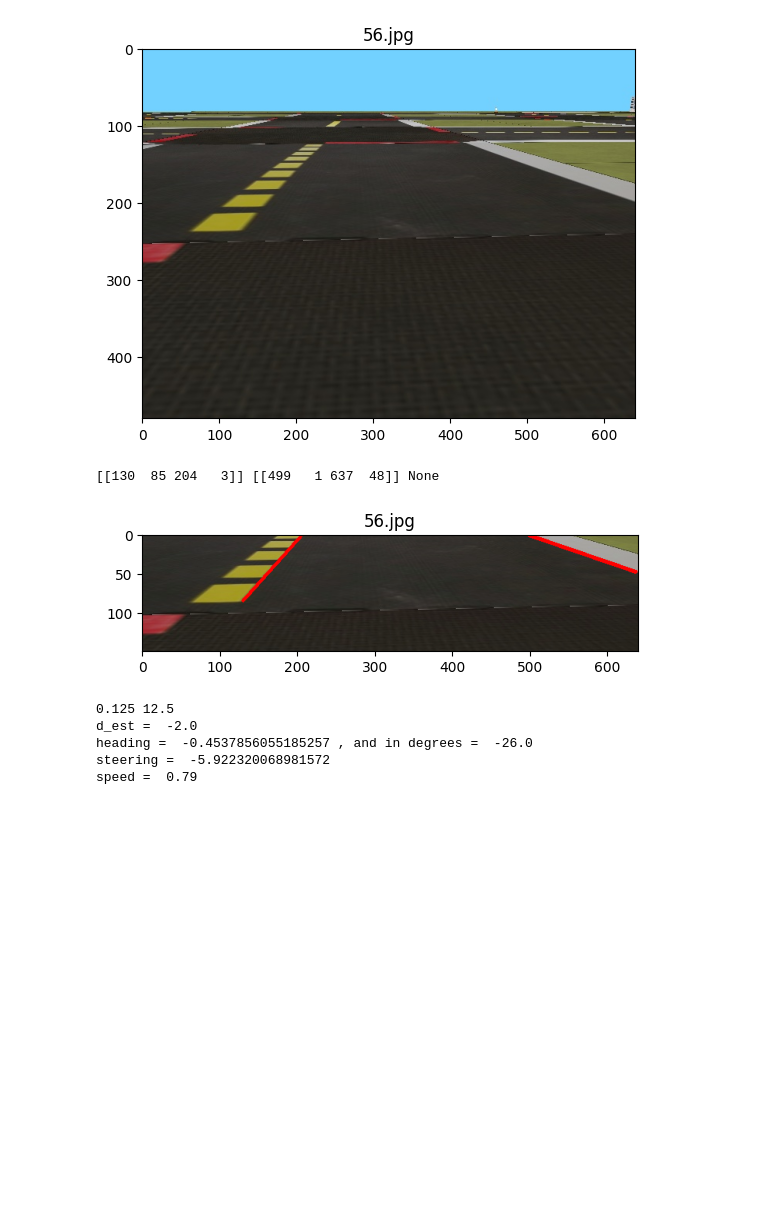
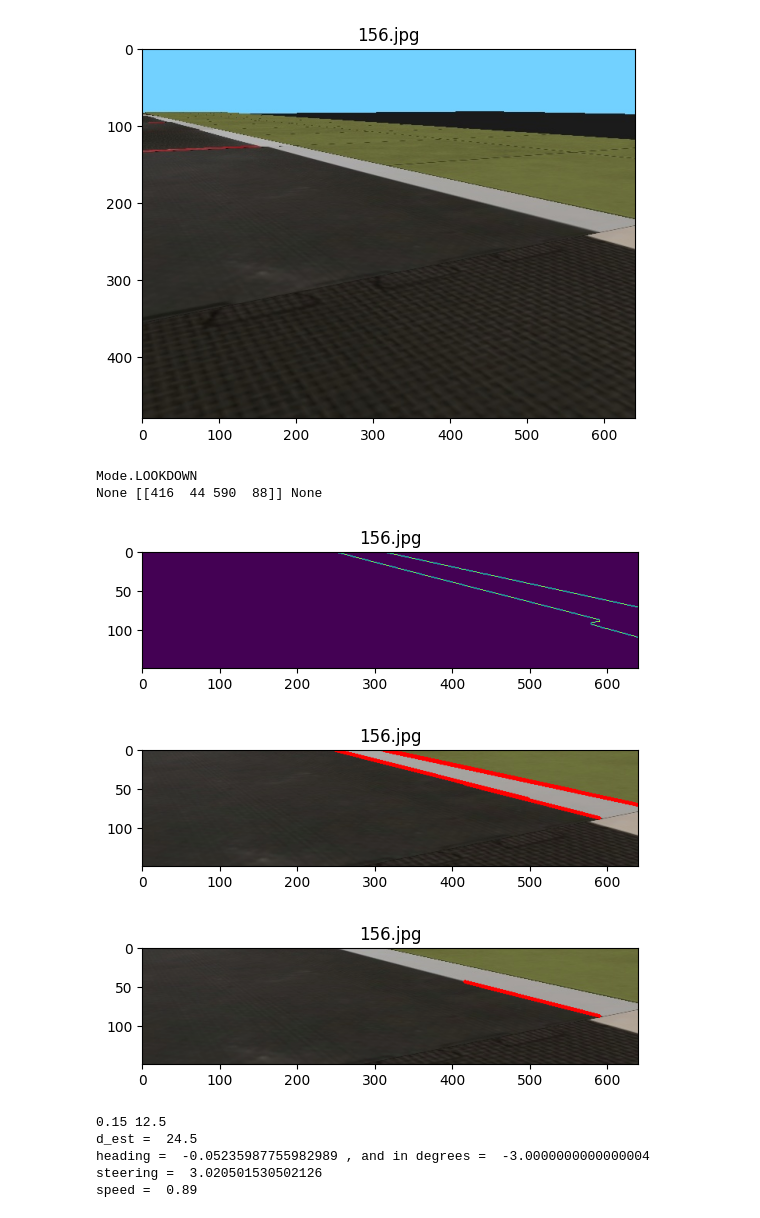
Before and after one commit to adrshsrvstv/CS4278-5478-Project-Materials, a Jupyter notebook: Lane Pose Estimation.ipynb, the cells around one changed output. Cells and saved outputs as stored; diff of their text form; code cells hidden in the pictures; blank space fills up the shorter version.

Commit message:
Added in lane turns

```diff
--- a/Lane Pose Estimation.ipynb
+++ b/Lane Pose Estimation.ipynb
@@ -37,37 +29,50 @@ def get_next_action_from_controller(map_name, curr_pos, observation, state):
 # %%
 path = "observations_test"
-title = "56.jpg"
-state = State.TURNING
+title = "156.jpg"
+state = State.TURNING_WITHIN_LANE
 img = cv2.cvtColor(cv2.imread(os.path.join(path, title)), cv2.COLOR_BGR2RGB)
 show(img)
 # %% [output]
-[figure, old version]
+[figure, new version]
 # %%
 mode = get_mode_from_state(state)
-
+print(mode)
 yellow, white, red = get_lane_lines(img, state)
 print(yellow, white, red)
 
 edges = get_edges(preprocess(img, state), color="white", blur=True)
 lines = get_lines_in_image(edges)
 
-# show(edges)
-#show_lines_on_image(img, lines, state)
+show(edges)
+show_lines_on_image(img, lines, state)
 
 show_lines_on_image(img, [yellow, white, red], state)
 # %% [output]
-[[130  85 204   3]] [[499   1 637  48]] None
+Mode.LOOKDOWN
+None [[416  44 590  88]] None
-[figure, old version]
+[figure, new version]
+[figure, added]
+[figure, added]
 # %%
 d_est = get_d_est(yellow, white, mode)
 heading = get_heading(yellow, white)
 
-if state == State.IN_LANE_USING_RED:
+if (red is not None) and state in (State.IN_LANE_USING_RED, State.IN_LANE_AND_WAITING_TO_TURN, State.IN_LANE_AND_FORWARD):
     heading = get_heading_from_red_line(red)
+
+if state == State.TURNING_WITHIN_LANE:
+    heading = np.radians(np.degrees(np.arctan(slope(white))) - 28)
+
+if state == State.CROSSING_INTERSECTION:
+    if (yellow is None) and (white is not None):  # left only intersection
+        heading = np.radians(np.degrees(np.arctan(slope(white))) - 28)
+    else:  # no lines visible, go straight
+        heading = 0
+        d_est = 0
 
 k_p, k_d = get_pid_params_for(state)
 steering = k_p * d_est + k_d * heading
-speed = get_speed(steering)
+speed = get_speed(steering, state)
 
 print(k_p, k_d)
 print("d_est = ", d_est)
@@ -75,10 +80,10 @@ print("heading = ", heading, ", and in degrees = ", np.degrees(heading))
 print("steering = ", steering)
 print("speed = ", speed)
 # %% [output]
-0.125 12.5
-d_est =  -2.0
-heading =  -0.4537856055185257 , and in degrees =  -26.0
-steering =  -5.922320068981572
-speed =  0.79
+0.15 12.5
+d_est =  24.5
+heading =  -0.05235987755982989 , and in degrees =  -3.0000000000000004
+steering =  3.020501530502126
+speed =  0.89
 # %%
 if yellow is not None:
```
Also changed, not shown: parts of 8 cells of this notebook, 4 other files.
